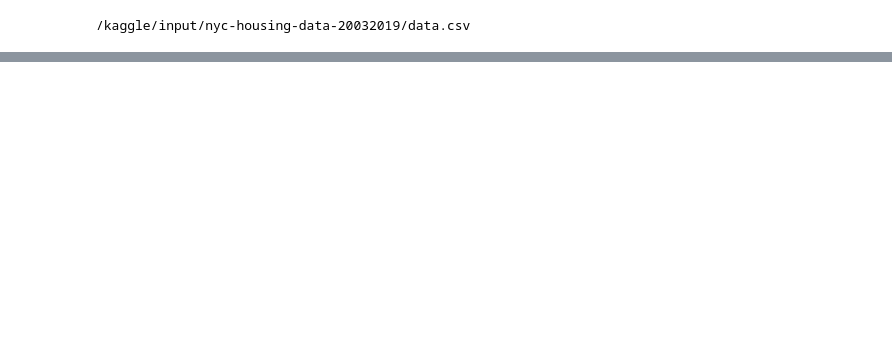
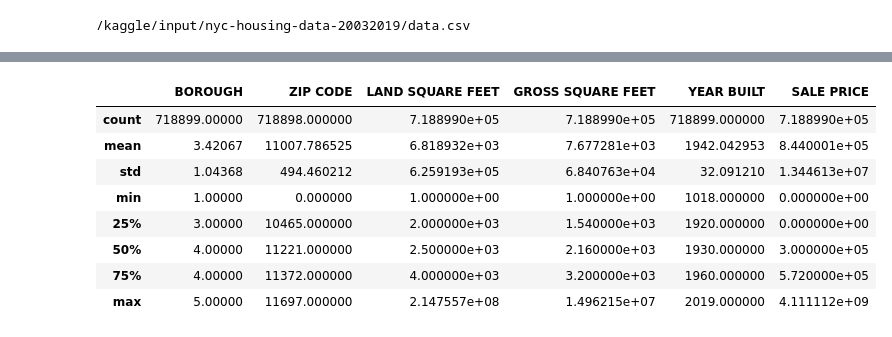
Before and after one commit to xinyuem7/nyc_housing_prediction, a Jupyter notebook: nyc-housing-price-prediction.ipynb, the cells around one changed output, grey strips where cells are left out. Saved outputs shown, nothing was run; the diff lists cells and outputs as text; code cells hidden in the pictures; blank space fills up the shorter version.

```diff
--- a/nyc-housing-price-prediction.ipynb
+++ b/nyc-housing-price-prediction.ipynb
@@ -76,0 +91,19 @@ df_cat = training_data[['BOROUGH', 'ZIP CODE']]
+# %%
+# data cleansing for three numerical variables
+# drop rows where LAND SQUARE FEET, GROSS SQUARE FEET, YEAR BUILT or Sale price is 0
+training_data_drop_0 = training_data.loc[~((training_data['LAND SQUARE FEET'] == 0) | (training_data['GROSS SQUARE FEET'] == 0) | (training_data['YEAR BUILT'] == 0))]
+training_data_drop_0.describe()
+
+# NEXT STEP: research about the smallest habitable space; drop outliers
+# identifying values that are outside of the outter fence(Q3 + 3*IQ) to be outliers
+# outter_fence_land = 2800 + 3*()
+# %% [output]
+|  | BOROUGH | ZIP CODE | LAND SQUARE FEET | GROSS SQUARE FEET | YEAR BUILT | SALE PRICE |
+| count | 718899.00000 | 718898.000000 | 7.188990e+05 | 7.188990e+05 | 718899.000000 | 7.188990e+05 |
+| mean | 3.42067 | 11007.786525 | 6.818932e+03 | 7.677281e+03 | 1942.042953 | 8.440001e+05 |
+| std | 1.04368 | 494.460212 | 6.259193e+05 | 6.840763e+04 | 32.091210 | 1.344613e+07 |
+| min | 1.00000 | 0.000000 | 1.000000e+00 | 1.000000e+00 | 1018.000000 | 0.000000e+00 |
+| 25% | 3.00000 | 10465.000000 | 2.000000e+03 | 1.540000e+03 | 1920.000000 | 0.000000e+00 |
+| 50% | 4.00000 | 11221.000000 | 2.500000e+03 | 2.160000e+03 | 1930.000000 | 3.000000e+05 |
+| 75% | 4.00000 | 11372.000000 | 4.000000e+03 | 3.200000e+03 | 1960.000000 | 5.720000e+05 |
+| max | 5.00000 | 11697.000000 | 2.147557e+08 | 1.496215e+07 | 2019.000000 | 4.111112e+09 |
```
Also changed, not shown: parts of 4 cells of this notebook.
